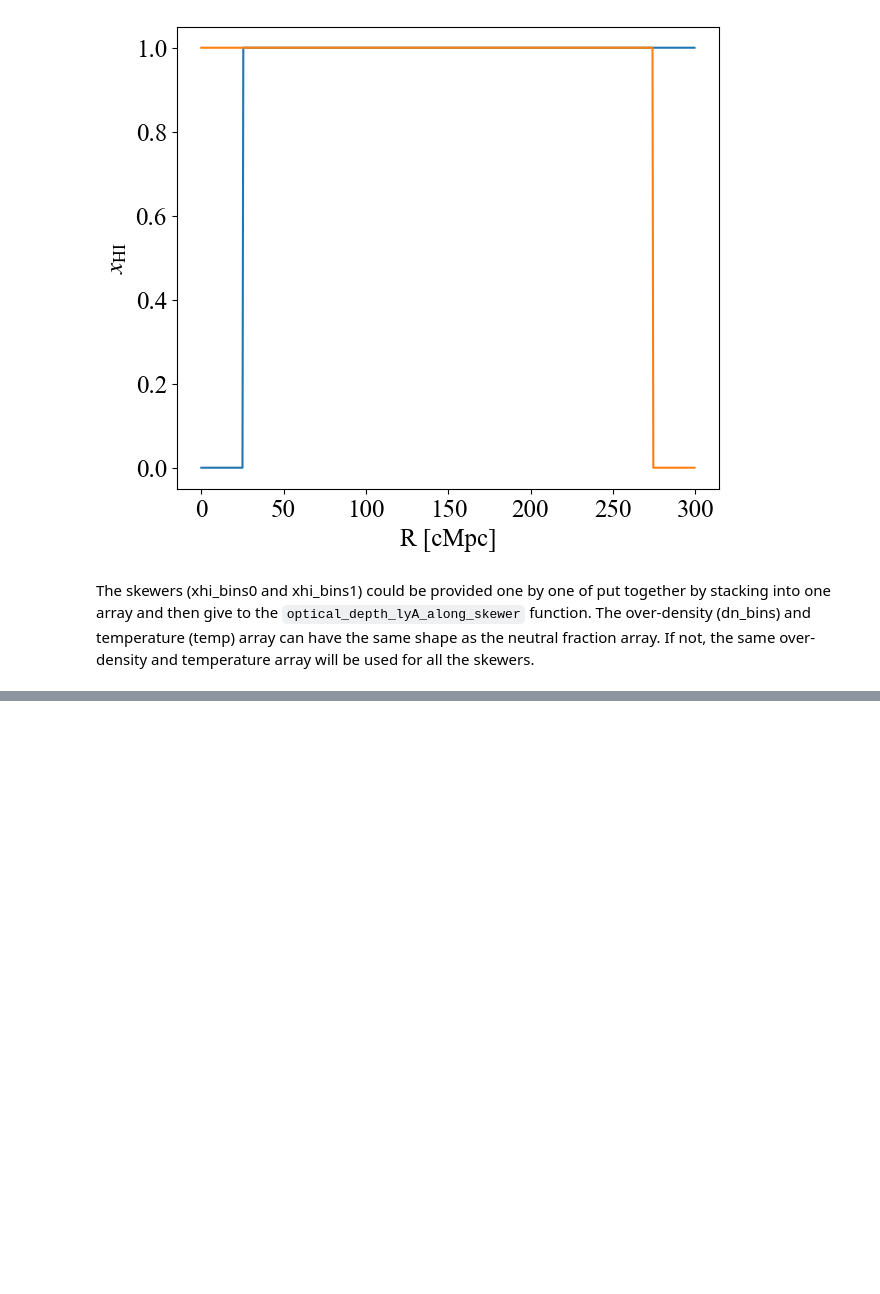
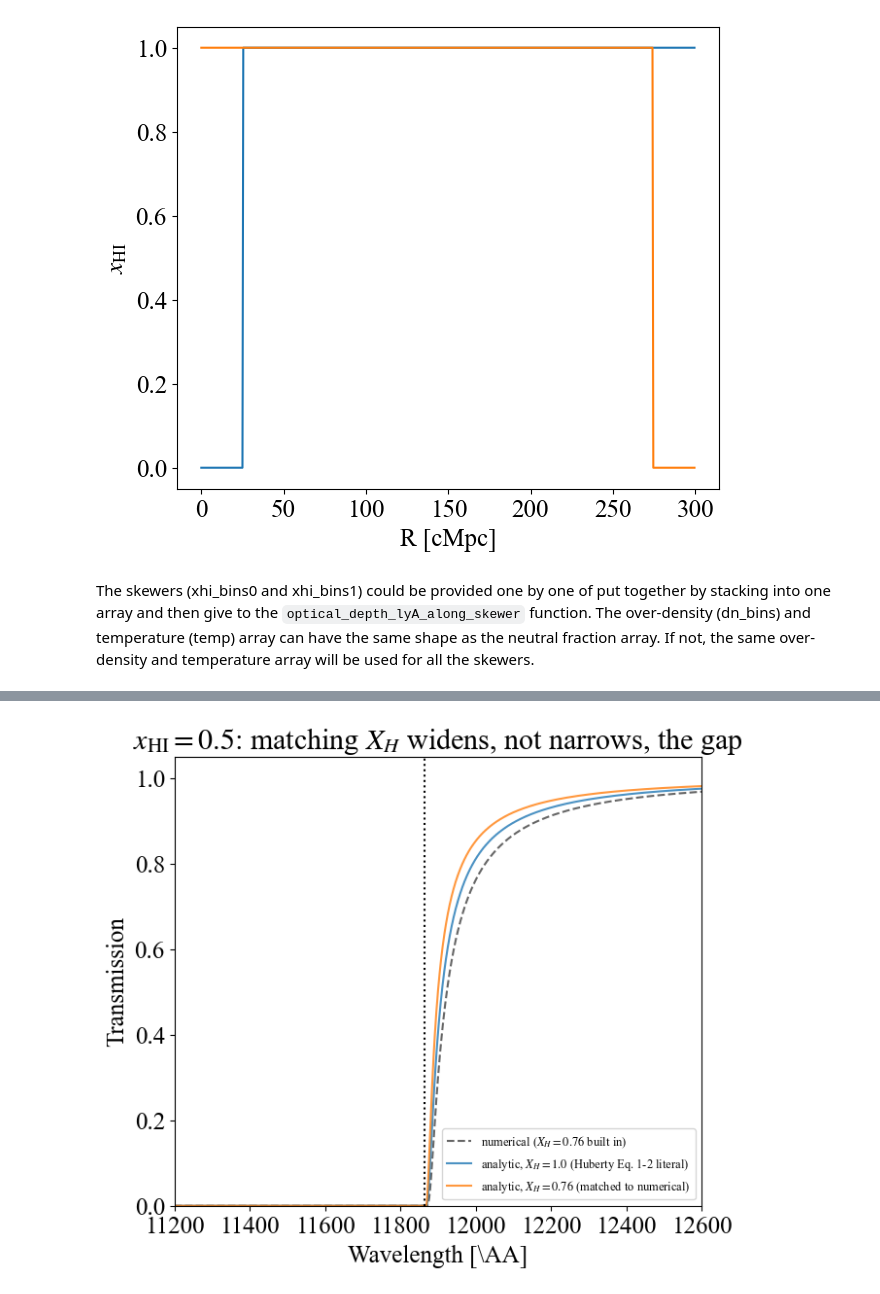
Before and after one commit to sambit-giri/toolslyman, a Jupyter notebook: examples/Lyman_alpha_damping_wing.ipynb, the cells around one changed output, grey strips where cells are left out. Cells and saved outputs as stored; diff of their text form; code cells hidden in the pictures; blank space fills up the shorter version.

```diff
--- a/examples/Lyman_alpha_damping_wing.ipynb
+++ b/examples/Lyman_alpha_damping_wing.ipynb
@@ -67,0 +145,27 @@ plt.show()
+# %%
+fig, ax = plt.subplots(1, 1, figsize=(7,6))
+xhi_val = 0.5
+
+tau_num, lam_num = tl.optical_depth_lyA_along_skewer(
+    z_source_HE, np.ones(N_HE)*xhi_val, np.zeros(N_HE), dr_HE, temp=1e4*u.K,
+    cosmo=None, damped=True, verbose=False)
+lam_num = lam_num.to('AA').value
+idx = np.argsort(lam_num)
+ax.plot(lam_num[idx], np.exp(-tau_num[idx]), c='k', alpha=0.6, ls='--', label='numerical ($X_H=0.76$ built in)')
+
+tau_an_XH1 = tl.tau_igm_analytic(z_obs_HE, z_source_HE, xhi_val, z_end=z_end_HE, X_H=1.0)
+ax.plot(lam_grid_HE, np.exp(-tau_an_XH1), c='C0', alpha=0.8, ls='-', label='analytic, $X_H=1.0$ (Huberty Eq. 1-2 literal)')
+
+tau_an_XH076 = tl.tau_igm_analytic(z_obs_HE, z_source_HE, xhi_val, z_end=z_end_HE, X_H=0.76)
+ax.plot(lam_grid_HE, np.exp(-tau_an_XH076), c='C1', alpha=0.8, ls='-', label='analytic, $X_H=0.76$ (matched to numerical)')
+
+ax.axvline(lambda_0*(1+z_source_HE), color='k', ls=':')
+ax.set_xlabel(r'Wavelength [\AA]')
+ax.set_ylabel('Transmission')
+ax.set_xlim(11200, 12600)
+ax.set_ylim(0, 1.05)
+ax.legend(fontsize=9)
+ax.set_title(r'$x_\mathrm{HI}=0.5$: matching $X_H$ widens, not narrows, the gap')
+plt.show()
+# %% [output]
+[figure, added]
```
Also changed, not shown: parts of 7 cells of this notebook, 1 other file.
